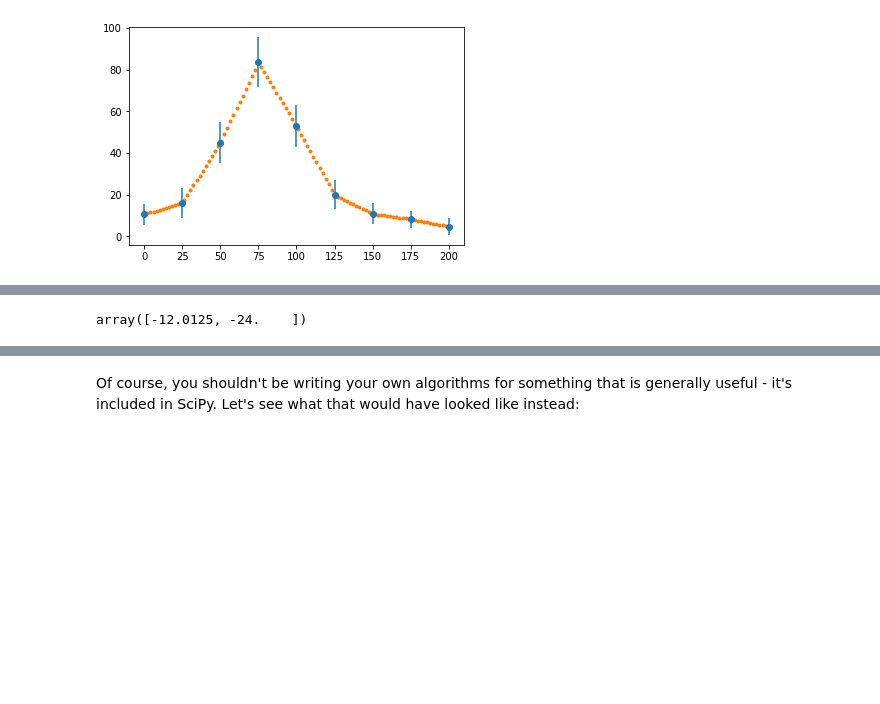
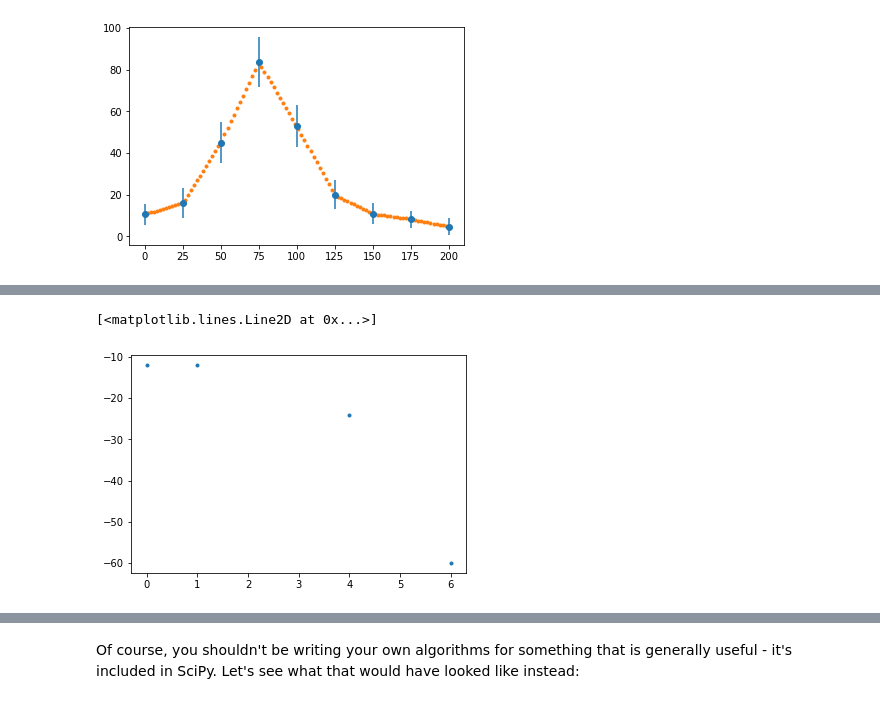
Before and after one commit to Comp-Phys-Fall-2020-WVU/ComputationalClass, a Jupyter notebook: notebook_lectures/week6/Fitting.ipynb, the cells around one changed output, grey strips where cells are left out. Saved outputs shown, nothing was run; the diff lists cells and outputs as text; code cells hidden in the pictures; blank space fills up the shorter version.

```diff
--- a/notebook_lectures/week6/Fitting.ipynb
+++ b/notebook_lectures/week6/Fitting.ipynb
@@ -83,34 +107,40 @@ def interp_langrange(x_data, y_data, x):
     # uses meshgrid which return coordinate matrices from coordinate vectors, in this case x_data, x_data
     # meaning a matrix with coordinates from x_data and it returns for vectors x1, x2,…, ‘xn’
     # with lengths Ni=len(xi) , return (N1, N2, N3,...Nn) shaped arrays if indexing=’ij’
+
     x_n, x_i, _ = np.meshgrid(x_data, x_data, np.array([1]))
     #print('x_n=',x_n)
     #print('x_i=',x_i)
 
     # Using a mask here avoids numpy warnings and makes the product easy
     # where np.eye create an identity matrix
     # np.ma.array create a matrix with masked values, in this case the diagonal
+
     x_n = np.ma.array(x_n, mask=np.eye(x_data.shape[0]))
     x_i = np.ma.array(x_i, mask=np.eye(x_data.shape[0]))
+
     #print('x_n=',x_n)
     #print('x_i=',x_i)
 
     # the reason why we mask the diagonal, it is because in the polynomials the product goes
     # over all posible values except "i" (see equation 7.24 book)
     V = (x - x_n) / (x_i - x_n)
     #here is the product is along the "2nd" axis or column axis
     v = np.prod(V, axis=1).data  # Convert back to non-masked arrays
 
     return y_data @ v
 
 
 # This was added to test interp_langrange
 x_d2 = np.array([0, 1, 4, 6])
 y_d2 = np.array([-12, -12, -24, -60])
 
 interp_langrange(x_d2, y_d2, [0.5, 4])  # should be -10.125 and -60
+
+plt.plot(x_d2,y_d2,'.')
 # %% [output]
-array([-12.0125, -24.    ])
+[<matplotlib.lines.Line2D at 0x...>]
+[figure, added]
 # %%
 fig, ax = plt.subplots()
 ax.errorbar(x_data, y_data, e_data, fmt="o")
```
Also changed, not shown: parts of 11 cells of this notebook.
